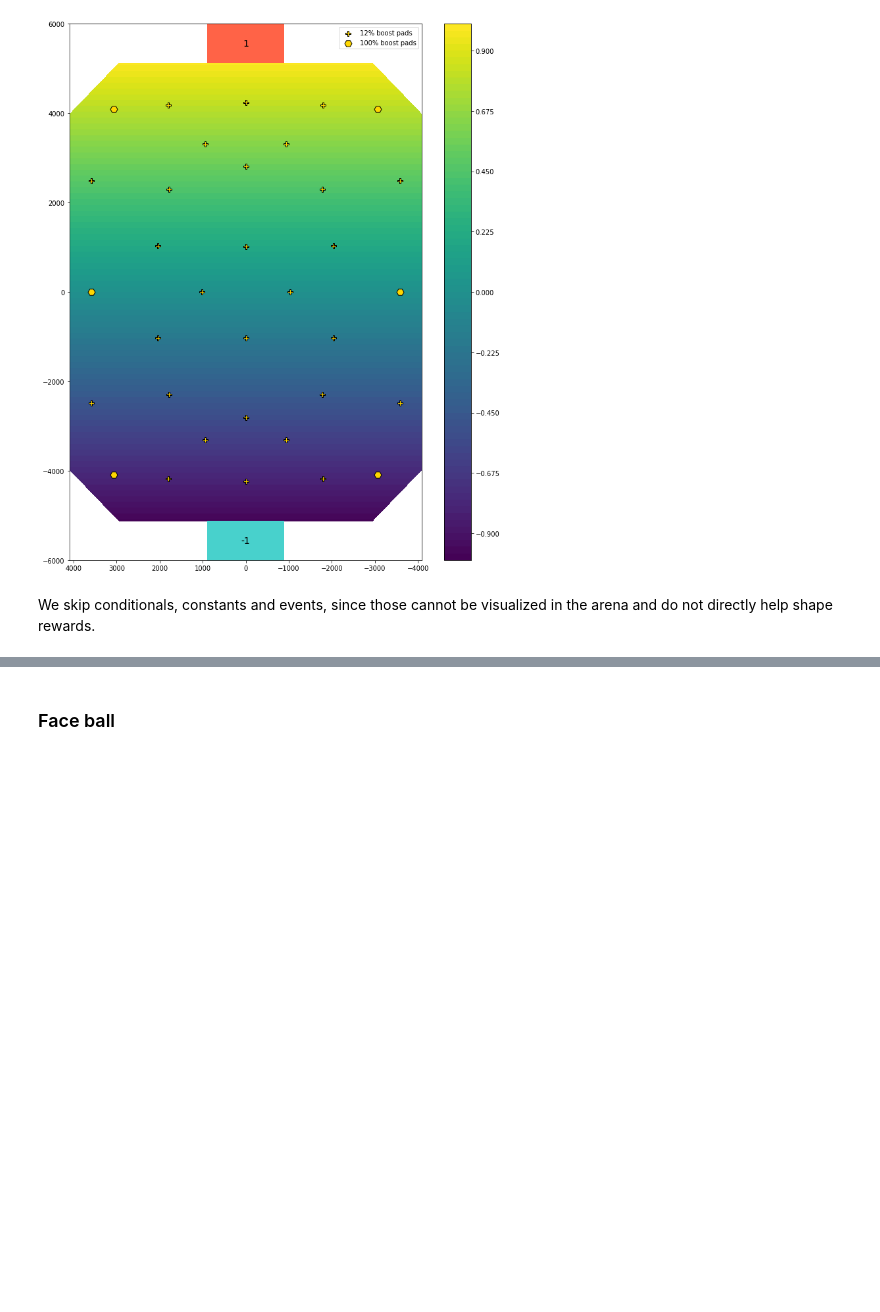
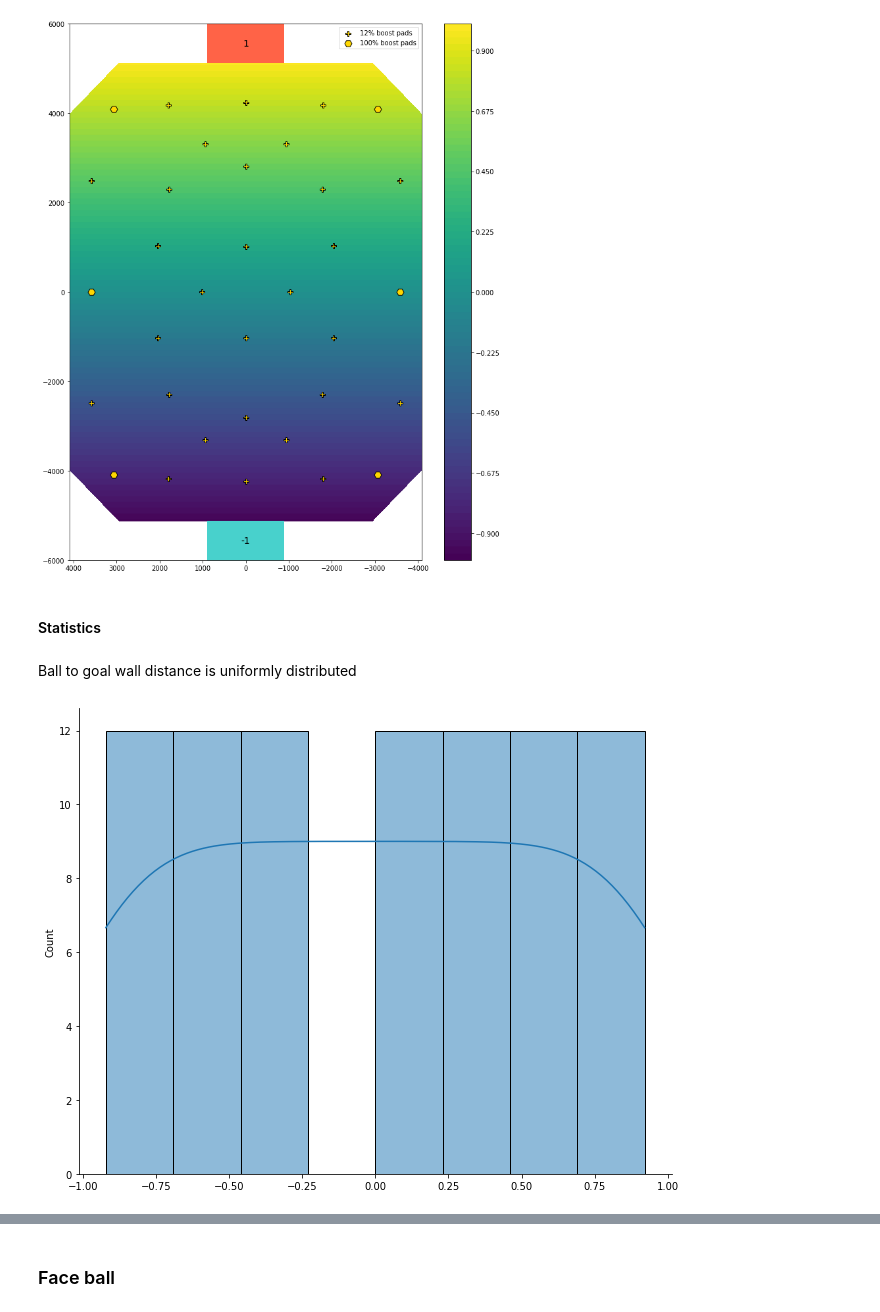
Before and after one commit to Enkhai/lucy-utils, a Jupyter notebook: examples/17_reward_statistics.ipynb, the cells around one changed output, grey strips where cells are left out. Saved outputs shown, nothing was run; the diff lists cells and outputs as text; code cells hidden in the pictures; blank space fills up the shorter version.

```diff
--- a/examples/17_reward_statistics.ipynb
+++ b/examples/17_reward_statistics.ipynb
@@ -154,5 +263,13 @@ ball_y_coord_zs = common.ball_y_coord(arena_positions)
 plotting.arena_contour(ball_y_coord_zs)
 # %% [output]
 [figure]
-# %% [markdown]
-We skip conditionals, constants and events, since those cannot be visualized in the arena and do not directly help shape rewards.
+# %% [markdown]
+#### Statistics
+# %%
+ball_y_vals = common.ball_y_coord(grid_positions)
+# %% [markdown]
+Ball to goal wall distance is uniformly distributed
+# %%
+sns.displot(ball_y_vals, kde=True, height=7, aspect=1.3);
+# %% [output]
+[figure, added]
```
Also changed, not shown: parts of 129 cells of this notebook, 2 other files.
